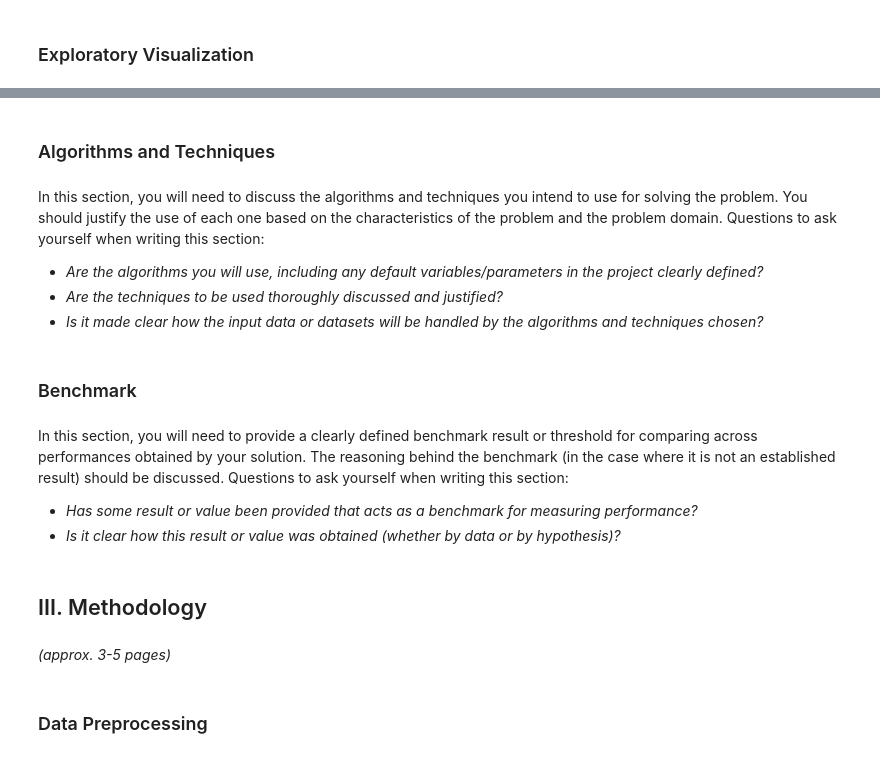
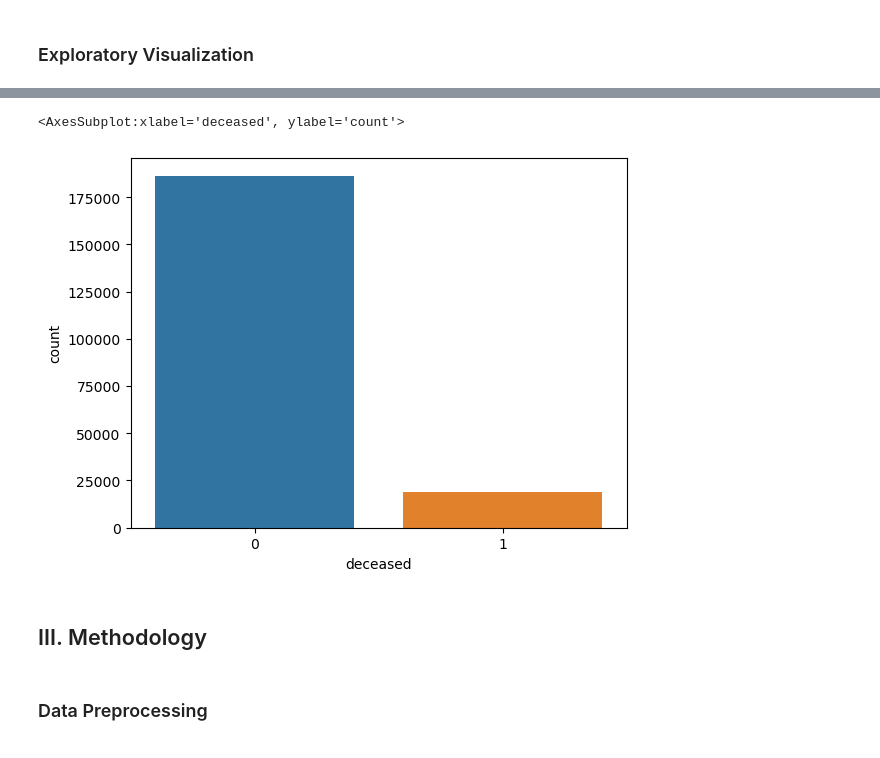
Before and after one commit to mxPorf/Capstone-predict-mortality-EmergencyDepartment, a Jupyter notebook: capstone-project-template-with-sections.ipynb, the cells around one changed output, grey strips where cells are left out. Cells and saved outputs as stored; diff of their text form; code cells hidden in the pictures.

```diff
--- a/capstone-project-template-with-sections.ipynb
+++ b/capstone-project-template-with-sections.ipynb
@@ -204,20 +202,10 @@ df['deceased'].hist()
-# %% [markdown]
-### Algorithms and Techniques
-# %% [markdown]
-In this section, you will need to discuss the algorithms and techniques you intend to use for solving the problem. You should justify the use of each one based on the characteristics of the problem and the problem domain. Questions to ask yourself when writing this section:
-- _Are the algorithms you will use, including any default variables/parameters in the project clearly defined?_
-- _Are the techniques to be used thoroughly discussed and justified?_
-- _Is it made clear how the input data or datasets will be handled by the algorithms and techniques chosen?_
-# %% [markdown]
-### Benchmark
-# %% [markdown]
-In this section, you will need to provide a clearly defined benchmark result or threshold for comparing across performances obtained by your solution. The reasoning behind the benchmark (in the case where it is not an established result) should be discussed. Questions to ask yourself when writing this section:
-- _Has some result or value been provided that acts as a benchmark for measuring performance?_
-- _Is it clear how this result or value was obtained (whether by data or by hypothesis)?_
+# %%
+sns.countplot(x=df['deceased'])
+# %% [output]
+<AxesSubplot:xlabel='deceased', ylabel='count'>
+[figure, added]
 # %% [markdown]
 ## III. Methodology
-# %% [markdown]
-_(approx. 3-5 pages)_
 # %% [markdown]
 ### Data Preprocessing
 # %% [markdown]
```
Also changed, not shown: parts of 50 cells of this notebook.
